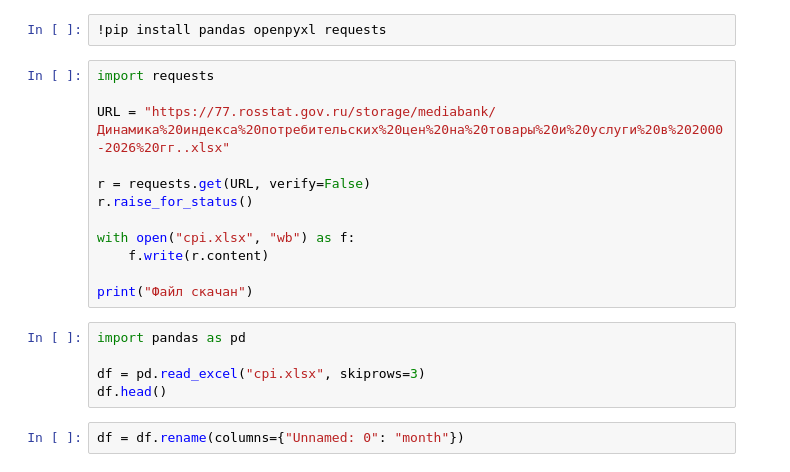
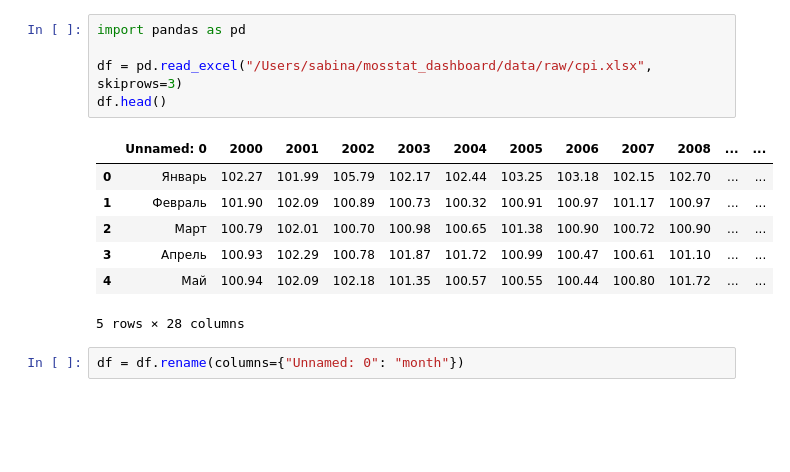
Before and after one commit to ivmsabi/mosstat_dashboard, a Jupyter notebook: notebooks/cpi_analysis.ipynb, the cells around one changed output. Drawn from its saved outputs; the diff is of its cells as text; blank space fills up the shorter version.

```diff
--- a/notebooks/cpi_analysis.ipynb
+++ b/notebooks/cpi_analysis.ipynb
@@ -26,22 +1,16 @@ def preprocess():
-# %%
-!pip install pandas openpyxl requests
-# %%
-import requests
-
-URL = "https://77.rosstat.gov.ru/storage/mediabank/Динамика%20индекса%20потребительских%20цен%20на%20товары%20и%20услуги%20в%202000-2026%20гг..xlsx"
-
-r = requests.get(URL, verify=False)
-r.raise_for_status()
-
-with open("cpi.xlsx", "wb") as f:
-    f.write(r.content)
-
-print("Файл скачан")
 # %%
 import pandas as pd
 
-df = pd.read_excel("cpi.xlsx", skiprows=3)
+df = pd.read_excel("/Users/sabina/mosstat_dashboard/data/raw/cpi.xlsx", skiprows=3)
 df.head()
+# %% [output]
+|  | Unnamed: 0 | 2000 | 2001 | 2002 | 2003 | 2004 | 2005 | 2006 | 2007 | 2008 | ... | ... |
+| 0 | Январь | 102.27 | 101.99 | 105.79 | 102.17 | 102.44 | 103.25 | 103.18 | 102.15 | 102.70 | ... | ... |
+| 1 | Февраль | 101.90 | 102.09 | 100.89 | 100.73 | 100.32 | 100.91 | 100.97 | 101.17 | 100.97 | ... | ... |
+| 2 | Март | 100.79 | 102.01 | 100.70 | 100.98 | 100.65 | 101.38 | 100.90 | 100.72 | 100.90 | ... | ... |
+| 3 | Апрель | 100.93 | 102.29 | 100.78 | 101.87 | 101.72 | 100.99 | 100.47 | 100.61 | 101.10 | ... | ... |
+| 4 | Май | 100.94 | 102.09 | 102.18 | 101.35 | 100.57 | 100.55 | 100.44 | 100.80 | 101.72 | ... | ... |
+5 rows × 28 columns
 # %%
 df = df.rename(columns={"Unnamed: 0": "month"})
 # %%
```
Also changed, not shown: parts of 11 cells of this notebook, 7 other files.
